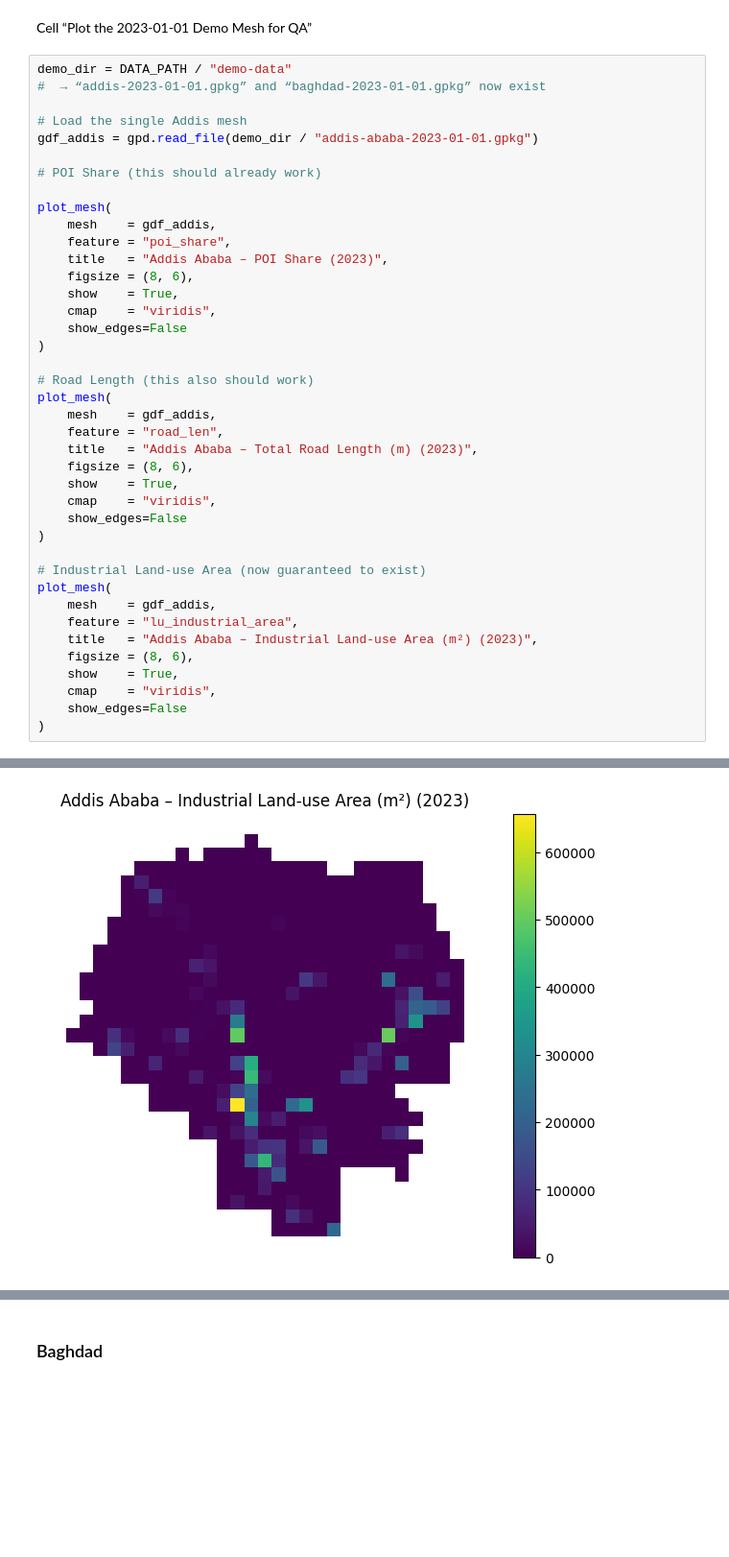
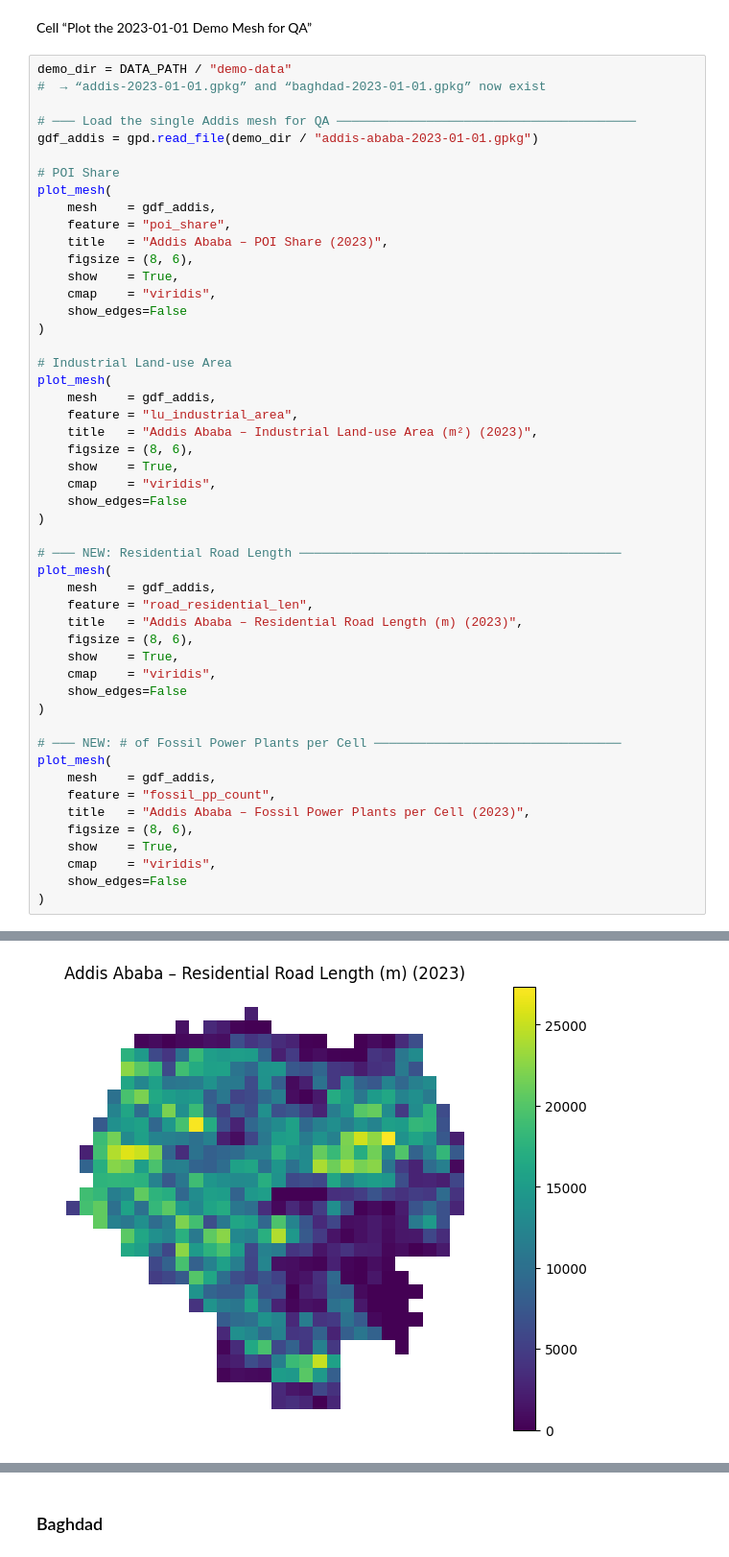
Before and after one commit to yixuan228/air-pollution-mobility-research-project, a Jupyter notebook: notebooks/2_contributing_factors_data_analysis.ipynb, the cells around one changed output, grey strips where cells are left out. Shown at 96% size. Cells and saved outputs as stored; diff of their text form; blank space fills up the shorter version.

```diff
--- a/notebooks/2_contributing_factors_data_analysis.ipynb
+++ b/notebooks/2_contributing_factors_data_analysis.ipynb
@@ -133,11 +135,10 @@ Cell “Plot the 2023-01-01 Demo Mesh for QA”
 demo_dir = DATA_PATH / "demo-data"
 #  → “addis-2023-01-01.gpkg” and “baghdad-2023-01-01.gpkg” now exist
 
-# Load the single Addis mesh
+# ─── Load the single Addis mesh for QA ────────────────────────────────────────
 gdf_addis = gpd.read_file(demo_dir / "addis-ababa-2023-01-01.gpkg")
 
-# POI Share (this should already work)
-
+# POI Share
 plot_mesh(
     mesh    = gdf_addis,
     feature = "poi_share",
@@ -148,18 +149,7 @@ plot_mesh(
     show_edges=False
 )
 
-# Road Length (this also should work)
-plot_mesh(
-    mesh    = gdf_addis,
-    feature = "road_len",
-    title   = "Addis Ababa – Total Road Length (m) (2023)",
-    figsize = (8, 6),
-    show    = True,
-    cmap    = "viridis",
-    show_edges=False
-)
-
-# Industrial Land‐use Area (now guaranteed to exist)
+# Industrial Land‐use Area
 plot_mesh(
     mesh    = gdf_addis,
     feature = "lu_industrial_area",
@@ -169,5 +159,27 @@ plot_mesh(
     cmap    = "viridis",
     show_edges=False
 )
+
+# ─── NEW: Residential Road Length ───────────────────────────────────────────
+plot_mesh(
+    mesh    = gdf_addis,
+    feature = "road_residential_len",
+    title   = "Addis Ababa – Residential Road Length (m) (2023)",
+    figsize = (8, 6),
+    show    = True,
+    cmap    = "viridis",
+    show_edges=False
+)
+
+# ─── NEW: # of Fossil Power Plants per Cell ─────────────────────────────────
+plot_mesh(
+    mesh    = gdf_addis,
+    feature = "fossil_pp_count",
+    title   = "Addis Ababa – Fossil Power Plants per Cell (2023)",
+    figsize = (8, 6),
+    show    = True,
+    cmap    = "viridis",
+    show_edges=False
+)
 # %% [output]
 [figure]
@@ -175 +187 @@ plot_mesh(
-[figure, old version]
+[figure, new version]
```
Also changed, not shown: parts of 6 cells of this notebook.
